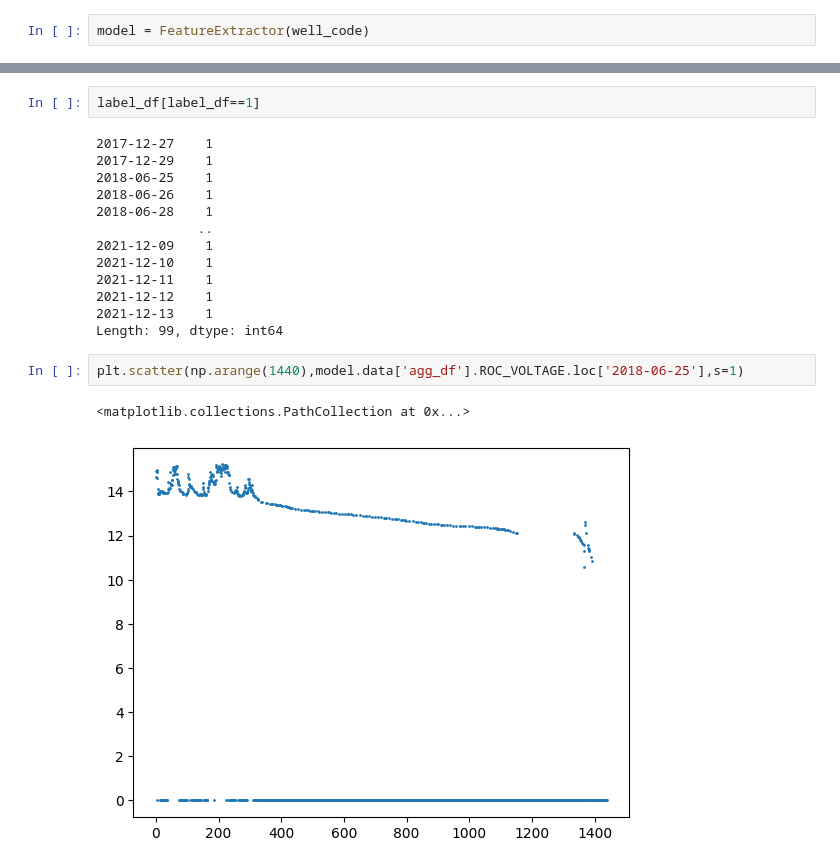
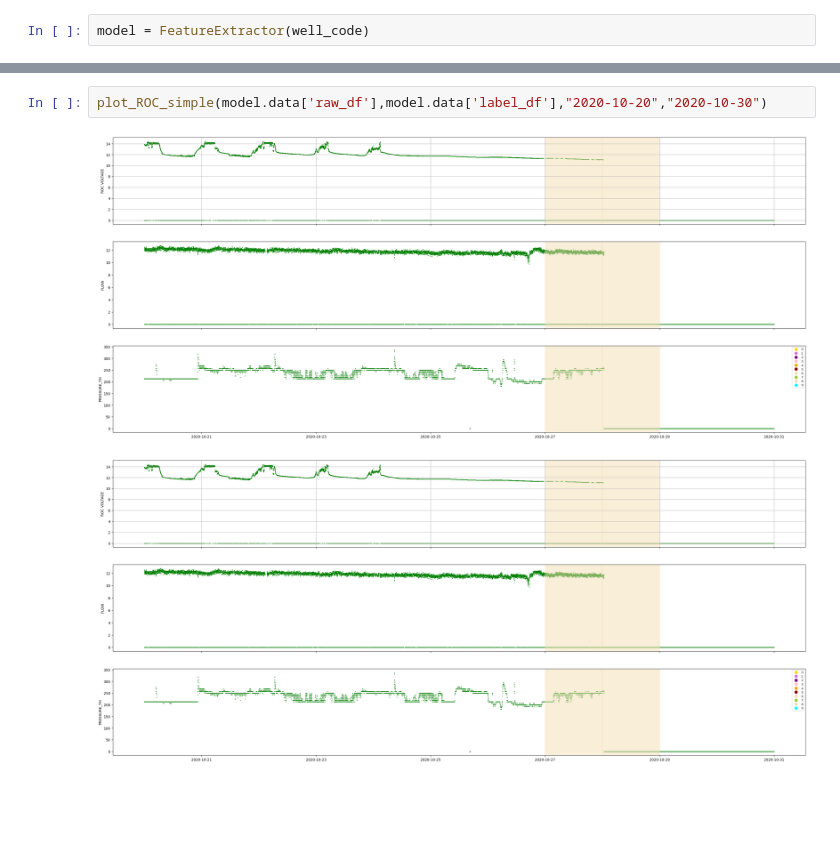
Before and after one commit to HarryLe95/Consilium_ROC_HOANG, a Jupyter notebook: app/BayesianLabel_Example copy.ipynb, the cells around one changed output, grey strips where cells are left out. Cells and saved outputs as stored; diff of their text form; blank space fills up the shorter version.

```diff
--- a/app/BayesianLabel_Example copy.ipynb
+++ b/app/BayesianLabel_Example copy.ipynb
@@ -101,20 +53,5 @@ index_df.loc[gt_df.index]
-# %%
-label_df[label_df==1]
-# %% [output]
-2017-12-27    1
-2017-12-29    1
-2018-06-25    1
-2018-06-26    1
-2018-06-28    1
-             ..
-2021-12-09    1
-2021-12-10    1
-2021-12-11    1
-2021-12-12    1
-2021-12-13    1
-Length: 99, dtype: int64
-# %%
-plt.scatter(np.arange(1440),model.data['agg_df'].ROC_VOLTAGE.loc['2018-06-25'],s=1)
-# %% [output]
-<matplotlib.collections.PathCollection at 0x...>
-[figure, removed]
+# %%
+plot_ROC_simple(model.data['raw_df'],model.data['label_df'],"2020-10-20","2020-10-30")
+# %% [output]
+[figure, added]
+[figure, added]
```
Also changed, not shown: parts of 27 cells of this notebook, 1 other file.
